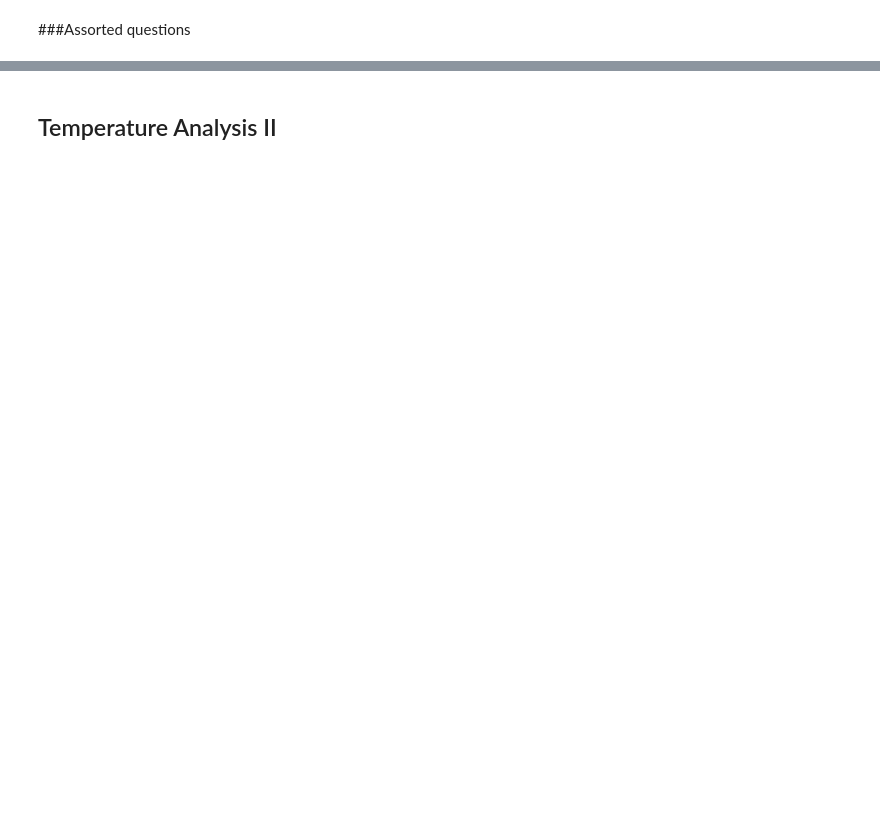
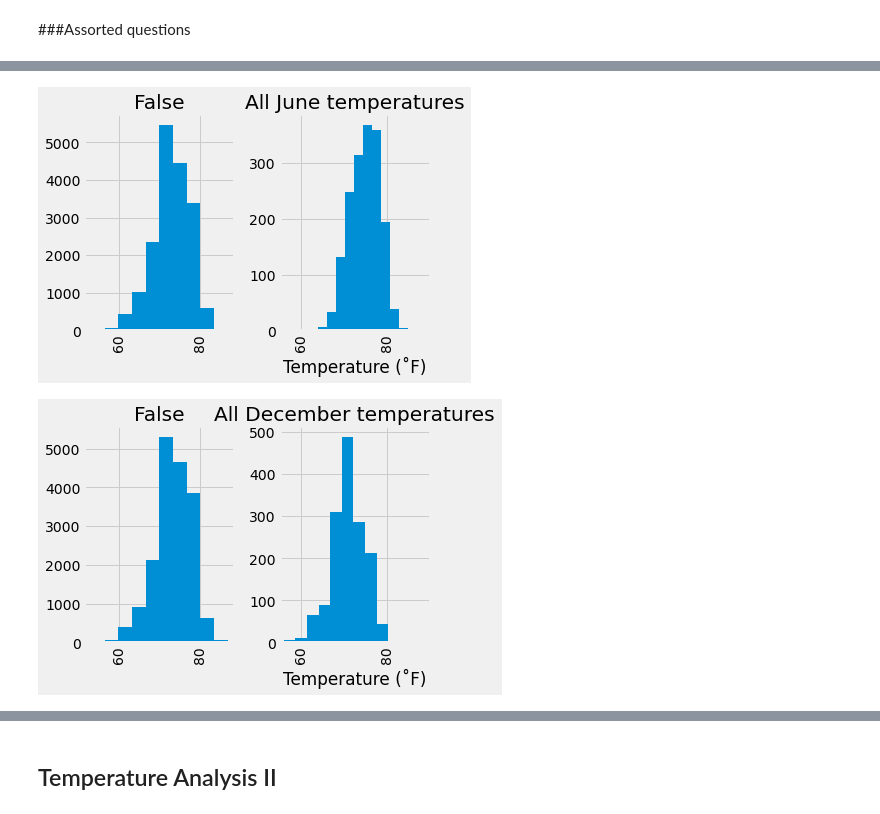
Before and after one commit to bjmacgreg/sqlalchemy-challenge, a Jupyter notebook: MacGregor_climate.ipynb, the cells around one changed output, grey strips where cells are left out. Cells and saved outputs as stored; diff of their text form; code cells hidden in the pictures; blank space fills up the shorter version.

```diff
--- a/MacGregor_climate.ipynb
+++ b/MacGregor_climate.ipynb
@@ -154,0 +290,7 @@ plt.savefig("Busiest_station_prcp.png")
+# %%
+#Identify the average temperature in June at all stations across all available years in the dataset.
+#Do the same for December temperature.
+
+#Read measurement file csv as dataframe
+Measurement_df = pd.read_csv('Resources/hawaii_measurements.csv')
+Measurement_df
@@ -154,0 +311,19 @@ plt.savefig("Busiest_station_prcp.png")
+# %%
+#Plot histograms for June and December temperatures
+#Distributions do actually look a bit different.
+
+#ax = Measurement_df['tobs'].hist(by=Measurement_df['date'].dt.month)
+
+ax = Measurement_df['tobs'].hist(Measurement_df['date'].dt.month == 6)
+plt.xlim(xmin=55, xmax = 90)
+plt.xlabel("Temperature (˚F)")
+plt.title(f"All June temperatures")
+plt.savefig("June_temp_histogram_all_stations.png")
+ax = Measurement_df['tobs'].hist(Measurement_df['date'].dt.month == 12)
+plt.xlim(xmin=55, xmax = 90)
+plt.xlabel("Temperature (˚F)")
+plt.title(f"All December temperatures")
+plt.savefig("December_temp_histogram_all_stations.png")
+# %% [output]
+[figure, added]
+[figure, added]
```
Also changed, not shown: parts of 31 cells of this notebook, 7 other files.
